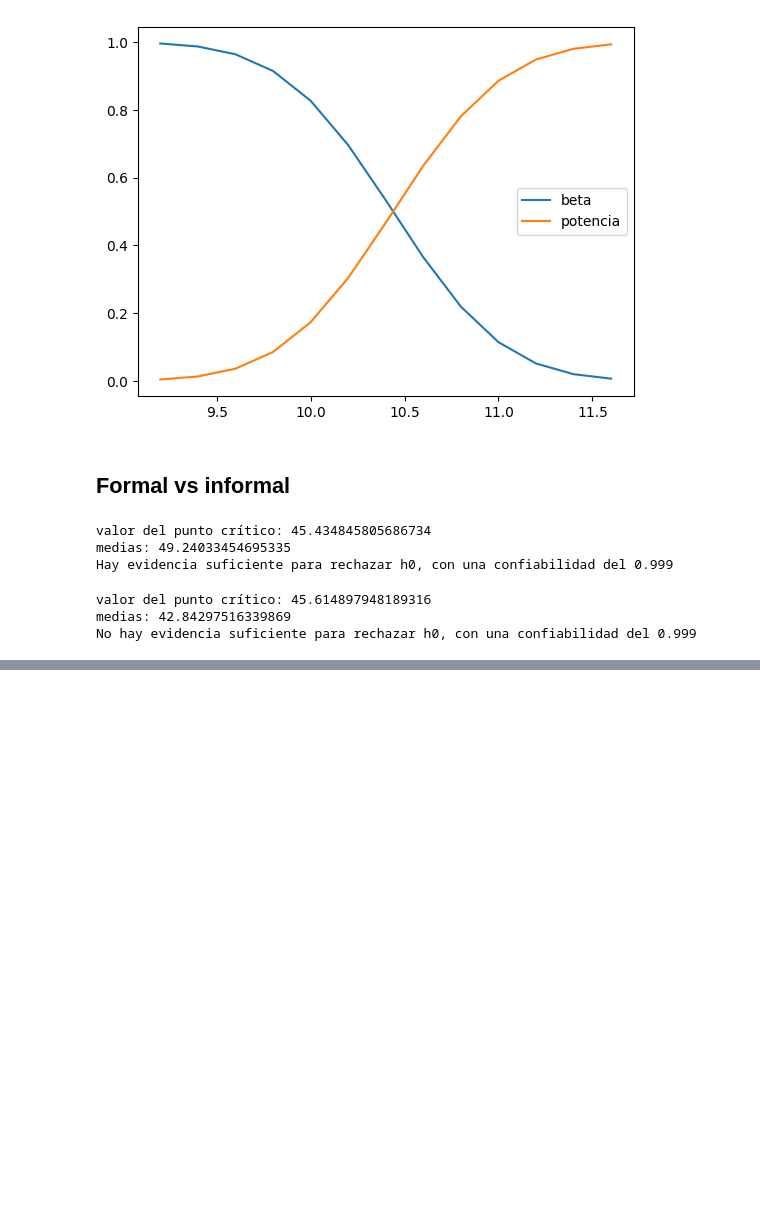
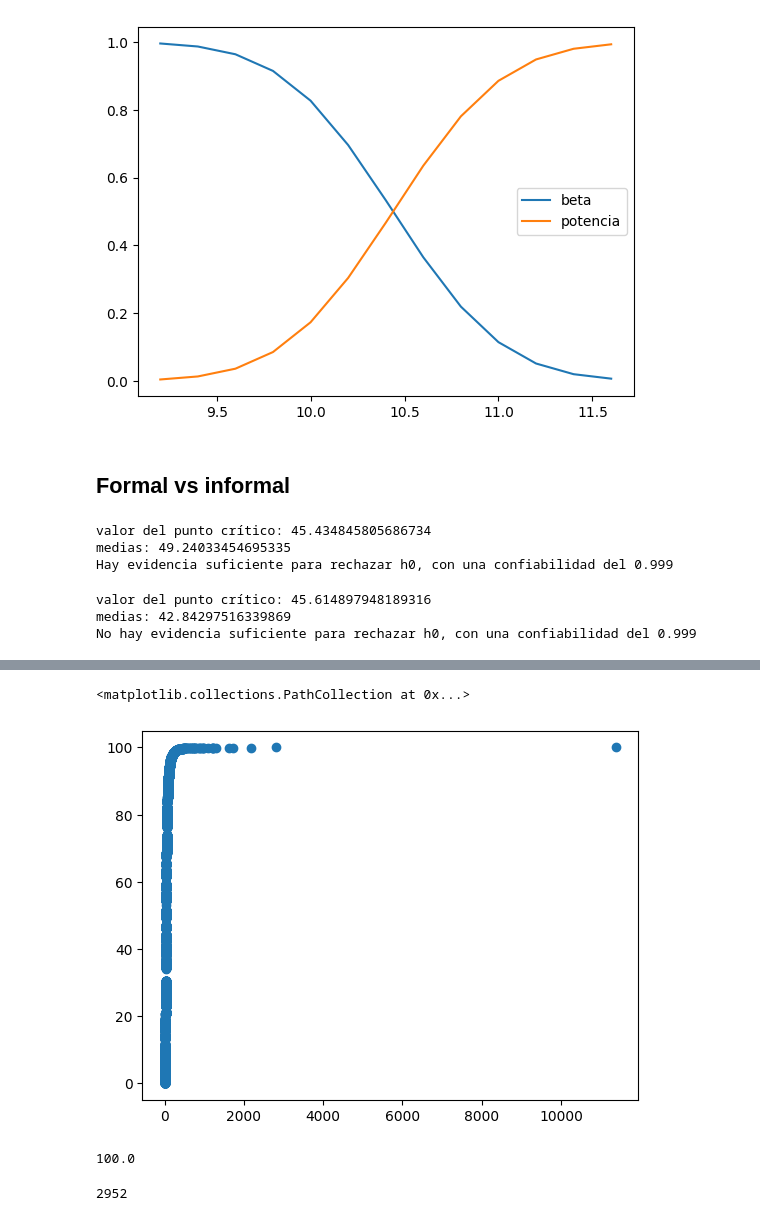
Before and after one commit to mTrujillf/inferencia, a Jupyter notebook: inferencia3.ipynb, the cells around one changed output, grey strips where cells are left out. Drawn from its saved outputs; the diff is of its cells as text; code cells hidden in the pictures; blank space fills up the shorter version.

```diff
--- a/inferencia3.ipynb
+++ b/inferencia3.ipynb
@@ -1384,0 +1515,24 @@ No hay evidencia suficiente para rechazar h0, con una confiabilidad del 0.999
+# %%
+lib = df_hombres['ganancia_hora'].value_counts()
+tot = len(df_hombres)
+lib = lib.sort_index(ascending=True)
+x = lib.keys()
+y = lib.values
+res = []
+cont = 0;
+for val in y:
+    cont = cont + val
+    res.append(((cont)/tot)*100)
+
+plt.scatter(x,res)
+# %% [output]
+<matplotlib.collections.PathCollection at 0x...>
+[figure, added]
+# %%
+res[2951]
+# %% [output]
+100.0
+# %%
+len(res)
+# %% [output]
+2952
```
Also changed, not shown: parts of 17 cells of this notebook.
